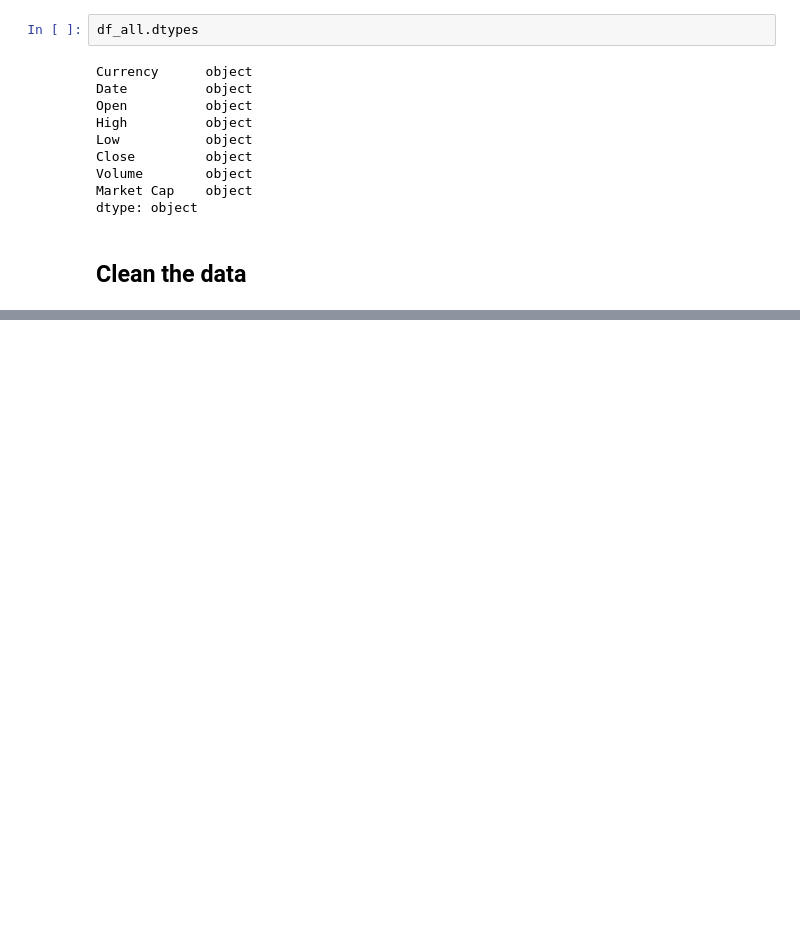
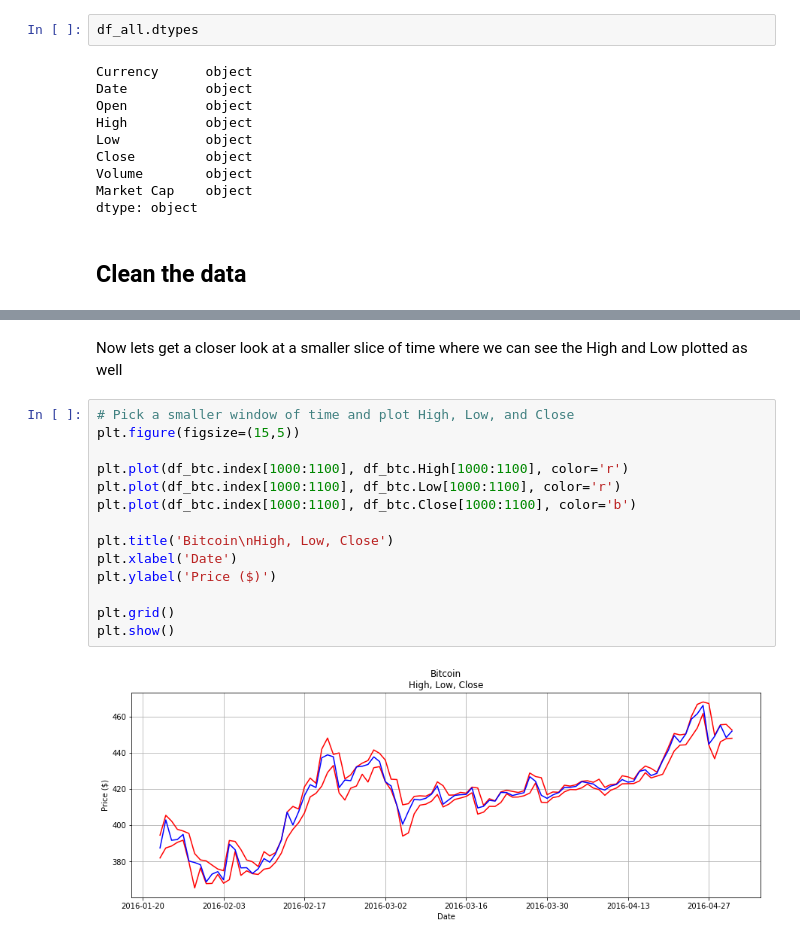
Before and after one commit to franko003/Turtle_Trading_Exploration, a Jupyter notebook: Bitcoin_Turtle_Trading_Strat_Exploration.ipynb, the cells around one changed output, grey strips where cells are left out. Drawn from its saved outputs; the diff is of its cells as text; blank space fills up the shorter version.

```diff
--- a/Bitcoin_Turtle_Trading_Strat_Exploration.ipynb
+++ b/Bitcoin_Turtle_Trading_Strat_Exploration.ipynb
@@ -89,0 +120,18 @@ dtype: object
+# %% [markdown]
+Now lets get a closer look at a smaller slice of time where we can see the High and Low plotted as well
+# %%
+# Pick a smaller window of time and plot High, Low, and Close
+plt.figure(figsize=(15,5))
+
+plt.plot(df_btc.index[1000:1100], df_btc.High[1000:1100], color='r')
+plt.plot(df_btc.index[1000:1100], df_btc.Low[1000:1100], color='r')
+plt.plot(df_btc.index[1000:1100], df_btc.Close[1000:1100], color='b')
+
+plt.title('Bitcoin\nHigh, Low, Close')
+plt.xlabel('Date')
+plt.ylabel('Price ($)')
+
+plt.grid()
+plt.show()
+# %% [output]
+[figure, added]
```
Also changed, not shown: parts of 17 cells of this notebook, 1 other file.
